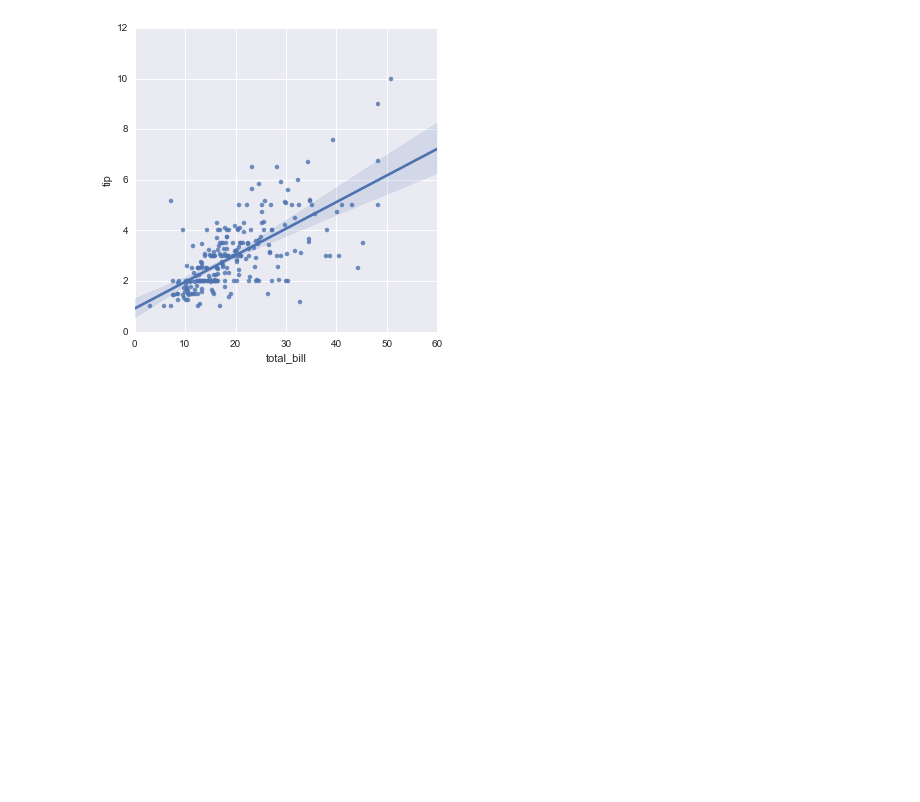
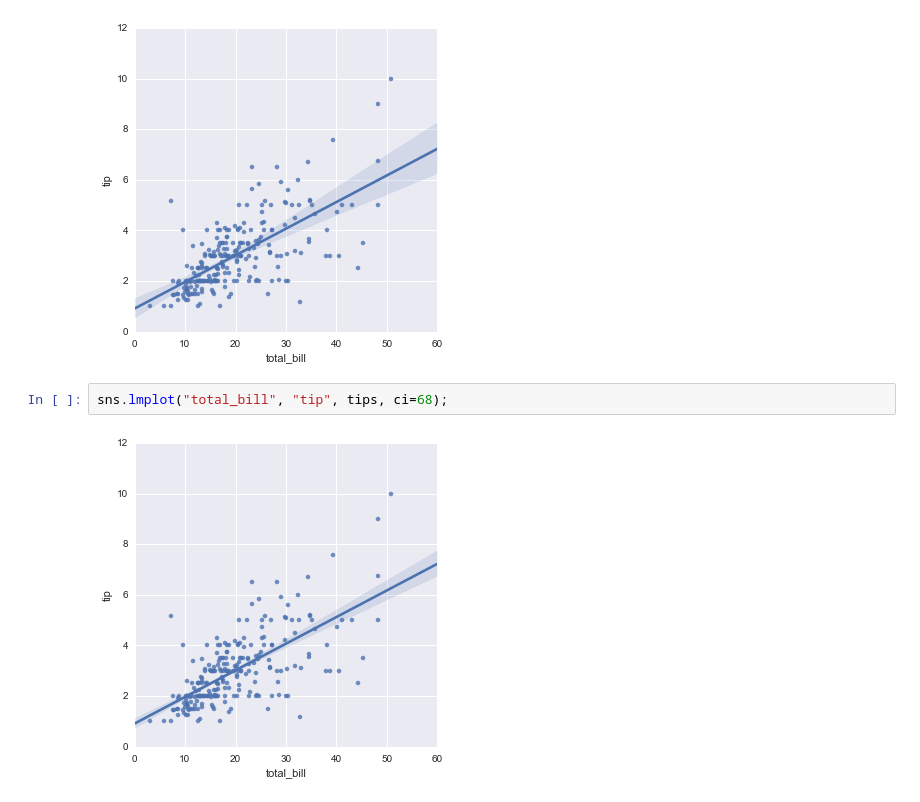
Before and after one commit to tarmstro/mvbop, a Jupyter notebook: seaborn_tutorial.ipynb, the cells around one changed output. Saved outputs shown, nothing was run; the diff lists cells and outputs as text; blank space fills up the shorter version.

```diff
--- a/seaborn_tutorial.ipynb
+++ b/seaborn_tutorial.ipynb
@@ -290,3 +290,7 @@ tips = sns.load_dataset("tips")
 sns.lmplot("total_bill", "tip", tips);
 # %% [output]
 [figure]
+# %%
+sns.lmplot("total_bill", "tip", tips, ci=68);
+# %% [output]
+[figure, added]
```
Also changed, not shown: parts of 1 cell of this notebook.
